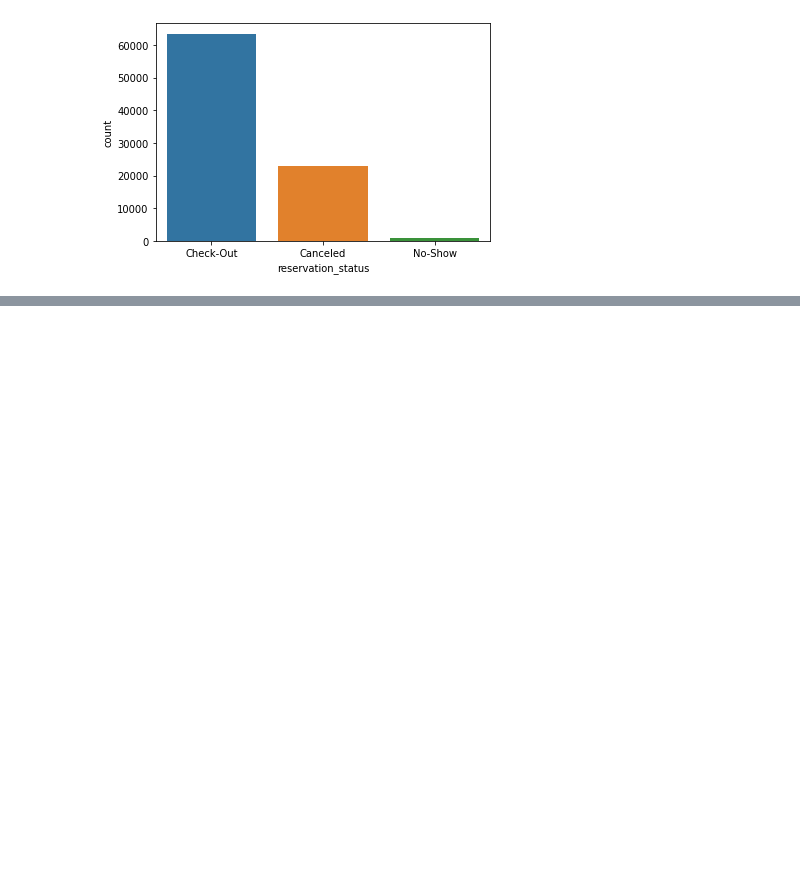
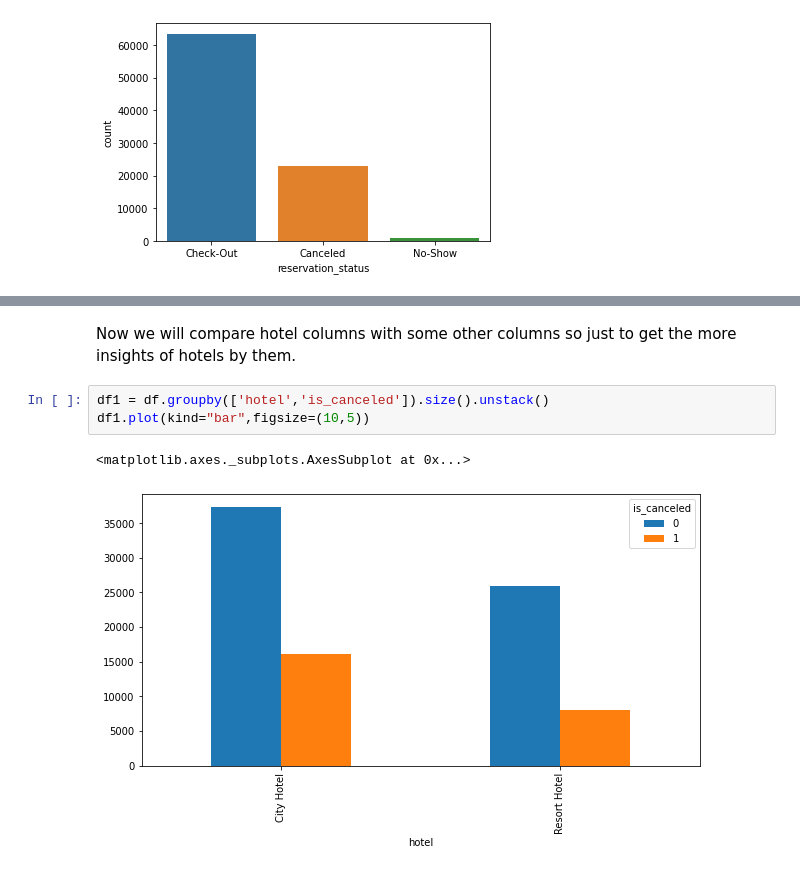
Before and after one commit to Vaishnavipadwad/HOTEL-BOOKING-ANALYSIS, a Jupyter notebook: Hotel_Booking_Analysis1.ipynb, the cells around one changed output, grey strips where cells are left out. Drawn from its saved outputs; the diff is of its cells as text; blank space fills up the shorter version.

```diff
--- a/Hotel_Booking_Analysis1.ipynb
+++ b/Hotel_Booking_Analysis1.ipynb
@@ -163,0 +184,8 @@ plt.show()
+# %% [markdown]
+Now we will compare hotel columns with some other columns so just to get the more insights of hotels by them.
+# %%
+df1 = df.groupby(['hotel','is_canceled']).size().unstack()
+df1.plot(kind="bar",figsize=(10,5))
+# %% [output]
+<matplotlib.axes._subplots.AxesSubplot at 0x...>
+[figure, added]
```
Also changed, not shown: parts of 9 cells of this notebook.
